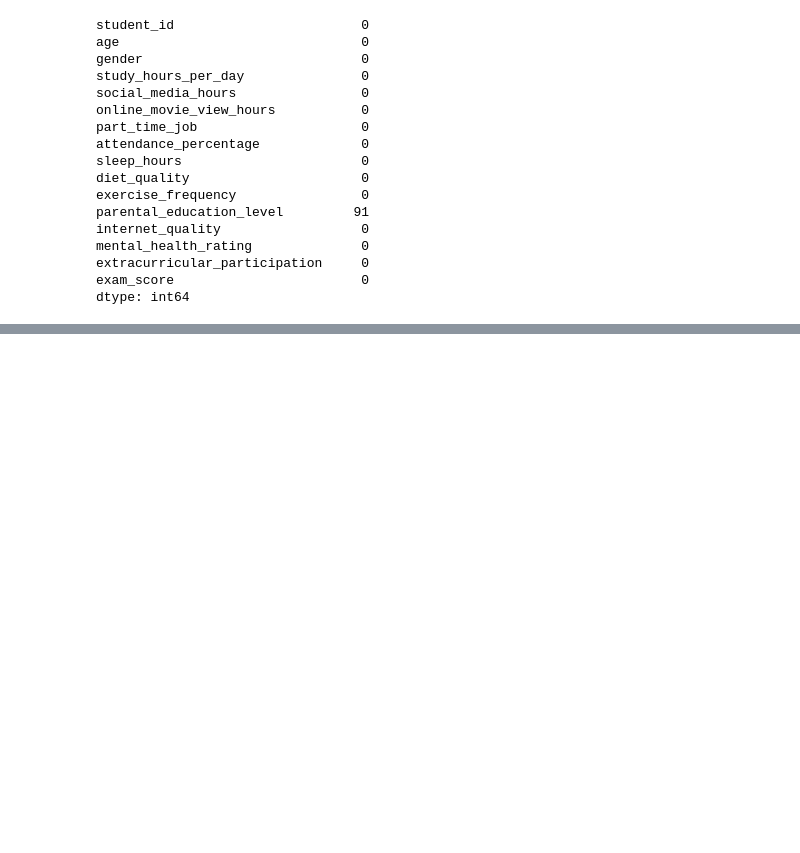
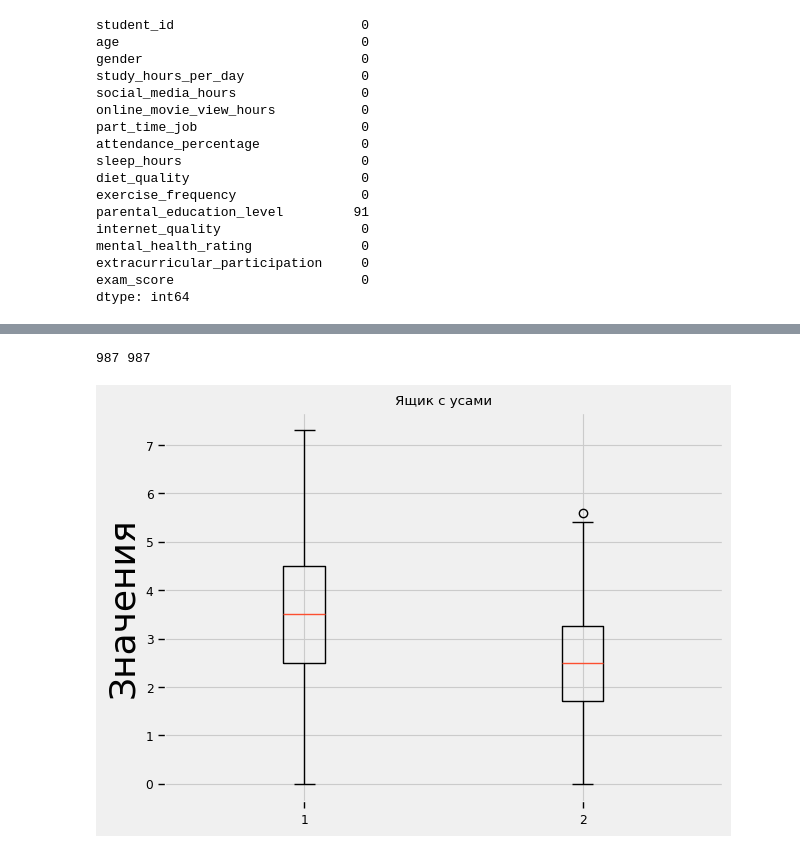
Before and after one commit to GordStep/lab-work-Linear-regression, a Jupyter notebook: source/main.ipynb, the cells around one changed output, grey strips where cells are left out. Saved outputs shown, nothing was run; the diff lists cells and outputs as text; code cells hidden in the pictures; blank space fills up the shorter version.

```diff
--- a/source/main.ipynb
+++ b/source/main.ipynb
@@ -193,0 +223,31 @@ data.head(5)
+# %%
+# Function to detect outliers using IQR
+def detect_outliers_iqr(data):
+    Q1 = data.quantile(0.25)
+    Q3 = data.quantile(0.75)
+    IQR = Q3 - Q1
+    lower_bound = Q1 - 1.5 * IQR
+    upper_bound = Q3 + 1.5 * IQR
+    return (data < lower_bound) | (data > upper_bound)
+
+# Detect outliers
+outliers = detect_outliers_iqr(data['study_hours_per_day'])
+# %%
+data_cleaned = data[~outliers]
+# %%
+# Detect outliers
+outliers = detect_outliers_iqr(data_cleaned['social_media_hours'])
+data_cleaned = data_cleaned[~outliers]
+# %%
+data_cleaned.head(10)
+print(len(data_cleaned['gender']), len(data_cleaned['study_hours_per_day']))
+# %% [output]
+987 987
+# %%
+# Построение ящика с усами
+plt.boxplot([data_cleaned['study_hours_per_day'], data_cleaned['social_media_hours']])
+plt.ylabel('Значения')
+plt.title('Ящик с усами')
+plt.show()
+# %% [output]
+[figure, added]
```
Also changed, not shown: parts of 31 cells of this notebook, 1 other file.
